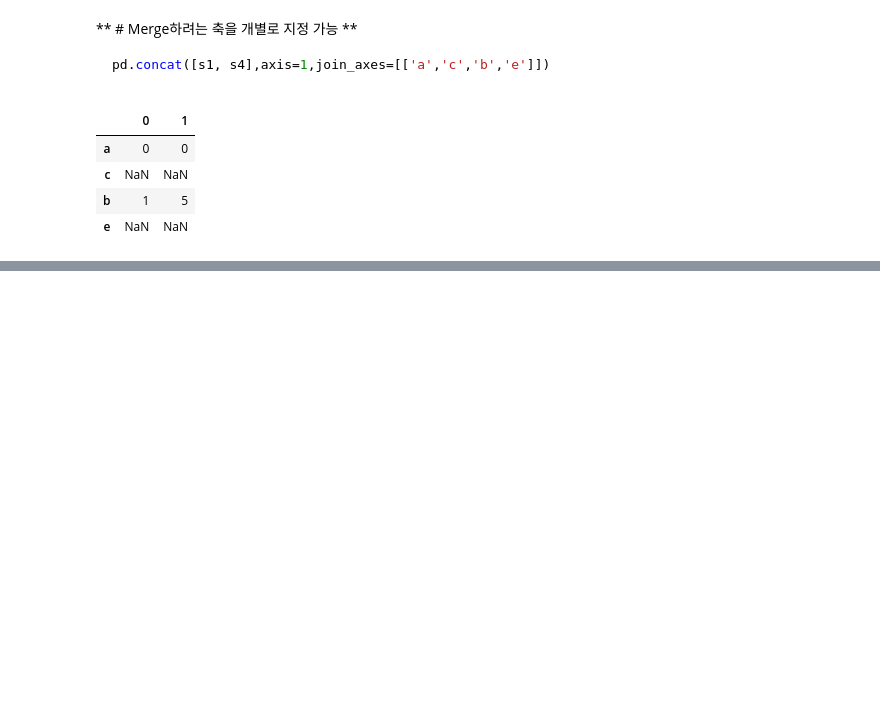
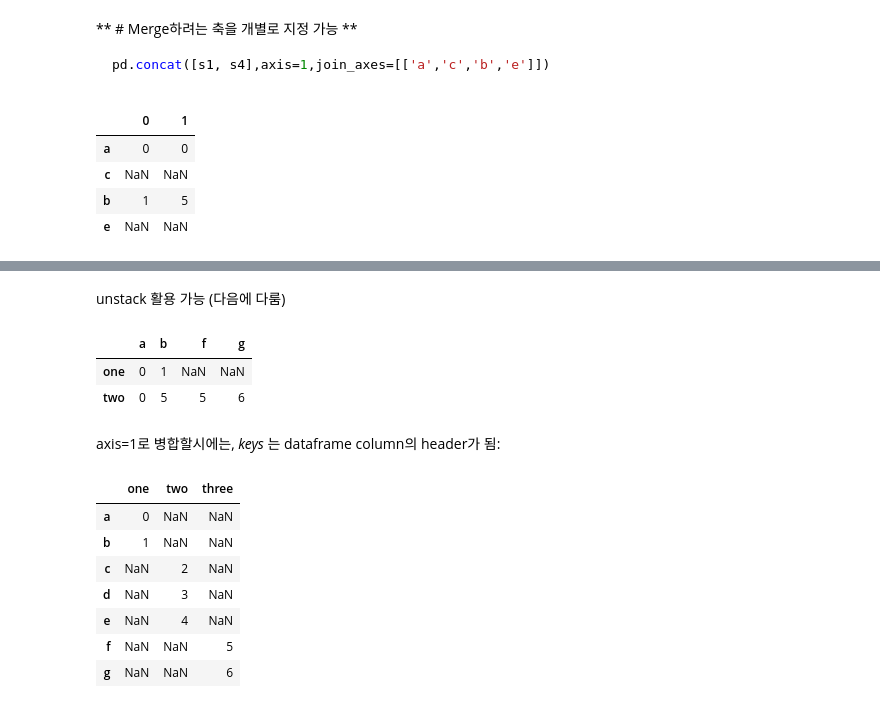
Before and after one commit to h3imdallr/TIL-datascience, a Jupyter notebook: DataWrangling.ipynb, the cells around one changed output, grey strips where cells are left out. Drawn from its saved outputs; the diff is of its cells as text; code cells hidden in the pictures; blank space fills up the shorter version.

Commit message:
update DataWrangling on data concatenating

```diff
--- a/DataWrangling.ipynb
+++ b/DataWrangling.ipynb
@@ -397,0 +422,21 @@ pd.concat([s1, s4],axis=1,join_axes=[['a','c','b','e']])
+# %% [markdown]
+unstack 활용 가능 (다음에 다룸)
+# %%
+result.unstack()
+# %% [output]
+|  | a | b | f | g |
+| one | 0 | 1 | NaN | NaN |
+| two | 0 | 5 | 5 | 6 |
+# %% [markdown]
+axis=1로 병합할시에는, *keys* 는 dataframe column의 header가 됨:
+# %%
+pd.concat([s1,s2,s3], axis=1, keys = ['one','two','three'])
+# %% [output]
+|  | one | two | three |
+| a | 0 | NaN | NaN |
+| b | 1 | NaN | NaN |
+| c | NaN | 2 | NaN |
+| d | NaN | 3 | NaN |
+| e | NaN | 4 | NaN |
+| f | NaN | NaN | 5 |
+| g | NaN | NaN | 6 |
```
Also changed, not shown: parts of 12 cells of this notebook.
